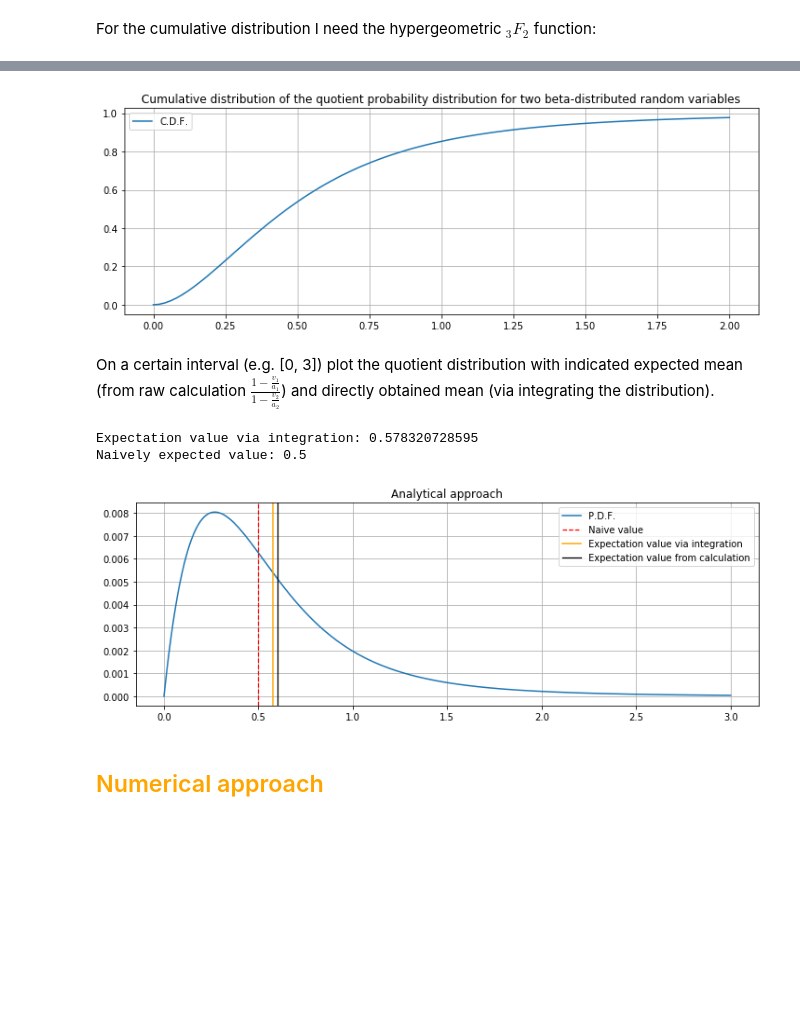
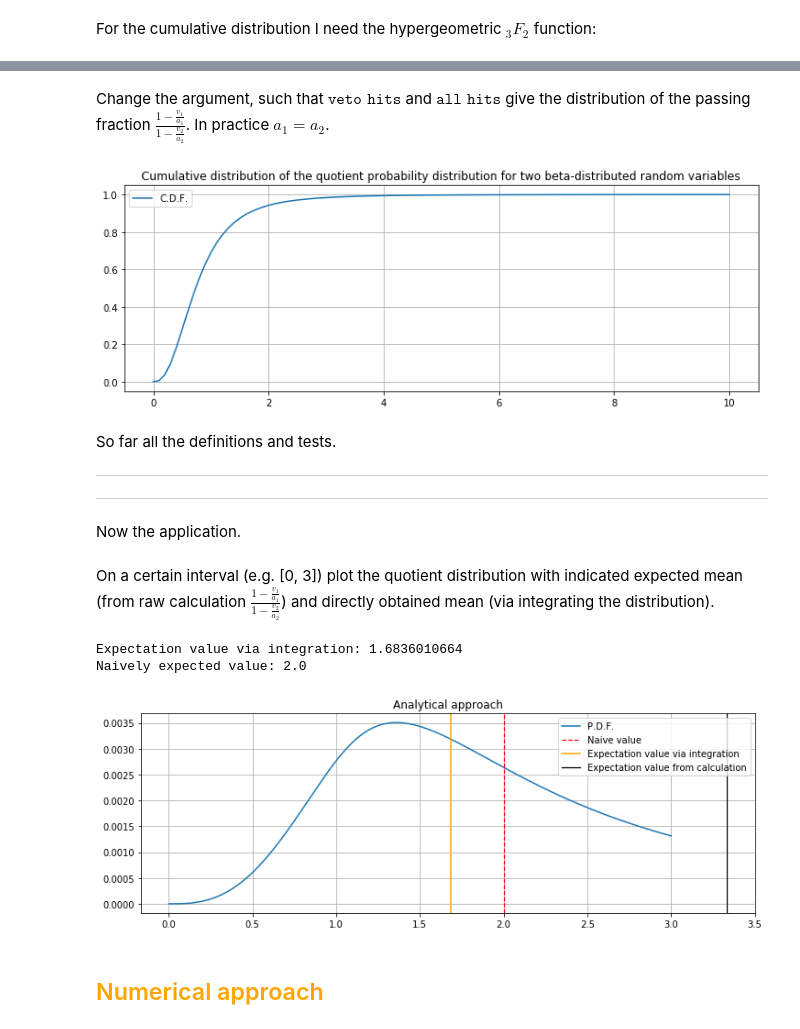
Before and after one commit to jsaffer/vetostudie, a Jupyter notebook: beta_ratio.ipynb, the cells around one changed output, grey strips where cells are left out. Saved outputs shown, nothing was run; the diff lists cells and outputs as text; code cells hidden in the pictures; blank space fills up the shorter version.

Commit message:
Introduced error calculation of passing ratio; but still problems with large numbers, tried logsumexp from Thorsten with Decimal module instead of mpmath

```diff
--- a/beta_ratio.ipynb
+++ b/beta_ratio.ipynb
@@ -127,6 +198,7 @@ def custom_pdf_ratio(v1, v2, a1, a2, w):
 For the cumulative distribution I need the hypergeometric $_3F_2$ function:
 # %%
 def log_hyper_3_F_2_below_1(a1, a2, b1, b2, w):
+    a1, a2, b1, b2 = con_int(a1), con_int(a2), con_int(b1), con_int(b2)
     ln_results_even = np.array([])
     ln_results_odd = np.array([])
     for n in range(b1):
@@ -144,6 +216,7 @@ def log_hyper_3_F_2_below_1(a1, a2, b1, b2, w):
     return ln_result
 
 def log_hyper_3_F_2_above_1(a1, a2, b1, b2, w):
+    a1, a2, b1, b2 = con_int(a1), con_int(a2), con_int(b1), con_int(b2)
     ln_results_even = np.array([])
     ln_results_odd = np.array([])
     for n in range(b2):
@@ -162,22 +243,34 @@ def log_hyper_3_F_2_above_1(a1, a2, b1, b2, w):
 # %%
 def cumulative_pdf_ratio(a1, a2, b1, b2, w):
     lnA = sp.special.betaln(a1, b1) + sp.special.betaln(a2, b2)
-    result = np.zeros(len(w))
-    for i in range(len(w)):
-        wi = w[i]
+    def cum_pdf_calc(wi):
         if wi < 0:
             print('Ratio below Zero! Not reasonable!')
             exit(0)
         elif wi == 0:
-            result[i] = 0
+            resulti = 0
         elif wi < 1:
-            result[i] = np.exp(sp.special.betaln(a1+a2, b2) + a1 * np.log(wi) - np.log(a1) + log_hyper_3_F_2_below_1(a1, a2, b1, b2, wi) - lnA)
+            resulti = np.exp(sp.special.betaln(a1+a2, b2) + a1 * np.log(wi) - np.log(a1) + log_hyper_3_F_2_below_1(a1, a2, b1, b2, wi) - lnA)
         else:
-            result[i] = 1 - np.exp(sp.special.betaln(a1+a2, b1) - a2 * np.log(wi) - np.log(a2) + log_hyper_3_F_2_above_1(a1, a2, b1, b2, wi) - lnA)
+            resulti = 1 - np.exp(sp.special.betaln(a1+a2, b1) - a2 * np.log(wi) - np.log(a2) + log_hyper_3_F_2_above_1(a1, a2, b1, b2, wi) - lnA)
+        return resulti
+    if isinstance(w, int) or isinstance(w, float):
+        result = cum_pdf_calc(w)
+    else:
+        result = np.zeros(len(w))
+        for j in range(len(w)):
+            wj = w[j]
+            result[j] = cum_pdf_calc(wj)
     return result
+# %% [markdown]
+Change the argument, such that $\texttt{veto hits}$ and $\texttt{all hits}$ give the distribution of the passing fraction $\frac{1-\frac{v_1}{a_1}}{1-\frac{v_2}{a_2}}$. In practice $a_1 = a_2$.
+# %%
+def custom_cumulative_pdf_ratio(v1, v2, a1, a2, w):
+    '''vi / ai here are the number of vetoed / all events for module i'''
+    return cumulative_pdf_ratio(a1-v1, a2-v2, v1, v2, w)
 # %%
-asd = np.linspace(0, 2, 101)
-casd = cumulative_pdf_ratio(2, 4, 8, 6, asd)
+asd = np.linspace(0, 10, 101)
+casd = cumulative_pdf_ratio(3, 4, 7, 6, asd)
 plt.title('Cumulative distribution of the quotient probability distribution for two beta-distributed random variables')
 plt.plot(asd, casd, label = 'C.D.F.')
 plt.grid('true')
@@ -185,40 +278,55 @@ plt.legend(loc = 'best')
 #plt.savefig('cdf.png')
 plt.show()
 # %% [output]
-[figure, old version]
+[figure, new version]
+# %% [markdown]
+So far all the definitions and tests.
+
+---------------------------------------------------------------------------------------------------------------
+---------------------------------------------------------------------------------------------------------------
+
+Now the application.
 # %% [markdown]
 On a certain interval (e.g. [0, 3]) plot the quotient distribution with indicated expected mean (from raw calculation $\frac{1-\frac{v_1}{a_1}}{1-\frac{v_2}{a_2}}$) and directly obtained mean (via integrating the distribution).
 # %%
-n_veto_hits_mdom = 8
-n_veto_hits_pdom = 6
-n_hits = 10
+n_veto_hits_mdom = 2
+n_veto_hits_pdom = 4
+n_hits = 6
 # %%
 w = np.linspace(0, 3, 501)
 p = custom_pdf_ratio(n_veto_hits_mdom, n_veto_hits_pdom, n_hits, n_hits, w)
+mode_val = max(p)
+mode_mask = np.array([val == mode_val for val in p])
+mode = float(w[mode_mask])
+
+cp = custom_cumulative_pdf_ratio(n_veto_hits_mdom, n_veto_hits_pdom, n_hits, n_hits, w)
+# scale down cp
+cp_scaled = cp / 100
 norm = np.nansum(p)
 p = p/norm
 
 expect_analytic = np.dot(w, p)
 print('Expectation value via integration: ' + str(expect_analytic))
 
 naive_expect = (n_hits - n_veto_hits_mdom)/(n_hits - n_veto_hits_pdom)
 print('Naively expected value: ' + str(naive_expect))
 
 expect_pass_frac = ((n_hits - n_veto_hits_mdom)*(n_hits - 1)/(n_hits*(n_hits - n_veto_hits_pdom - 1)))
 
 plt.plot(w, p, label = 'P.D.F.')
+#plt.plot(w, cp_scaled, label = '0.01 * C.D.F.')
 plt.rcParams['figure.figsize'] = (12, 4)
 plt.grid(True)
 plt.title('Analytical approach')
 plt.axvline(x = naive_expect, linewidth = 1.25, color = 'red', linestyle = '--', label = 'Naive value')
 plt.axvline(x = expect_analytic, linewidth = 1.5, color = 'orange', label = 'Expectation value via integration')
 plt.axvline(x = expect_pass_frac, linewidth = 1.25, color = 'k', label = 'Expectation value from calculation')
 plt.legend(loc = 'best')
 plt.show()
 # %% [output]
-Expectation value via integration: 0.578320728595
-Naively expected value: 0.5
+Expectation value via integration: 1.6836010664
+Naively expected value: 2.0
-[figure, old version]
+[figure, new version]
 # %% [markdown]
 ## <font color='orange'>Numerical approach</font>
 # %% [markdown]
```
Also changed, not shown: parts of 21 cells of this notebook.
